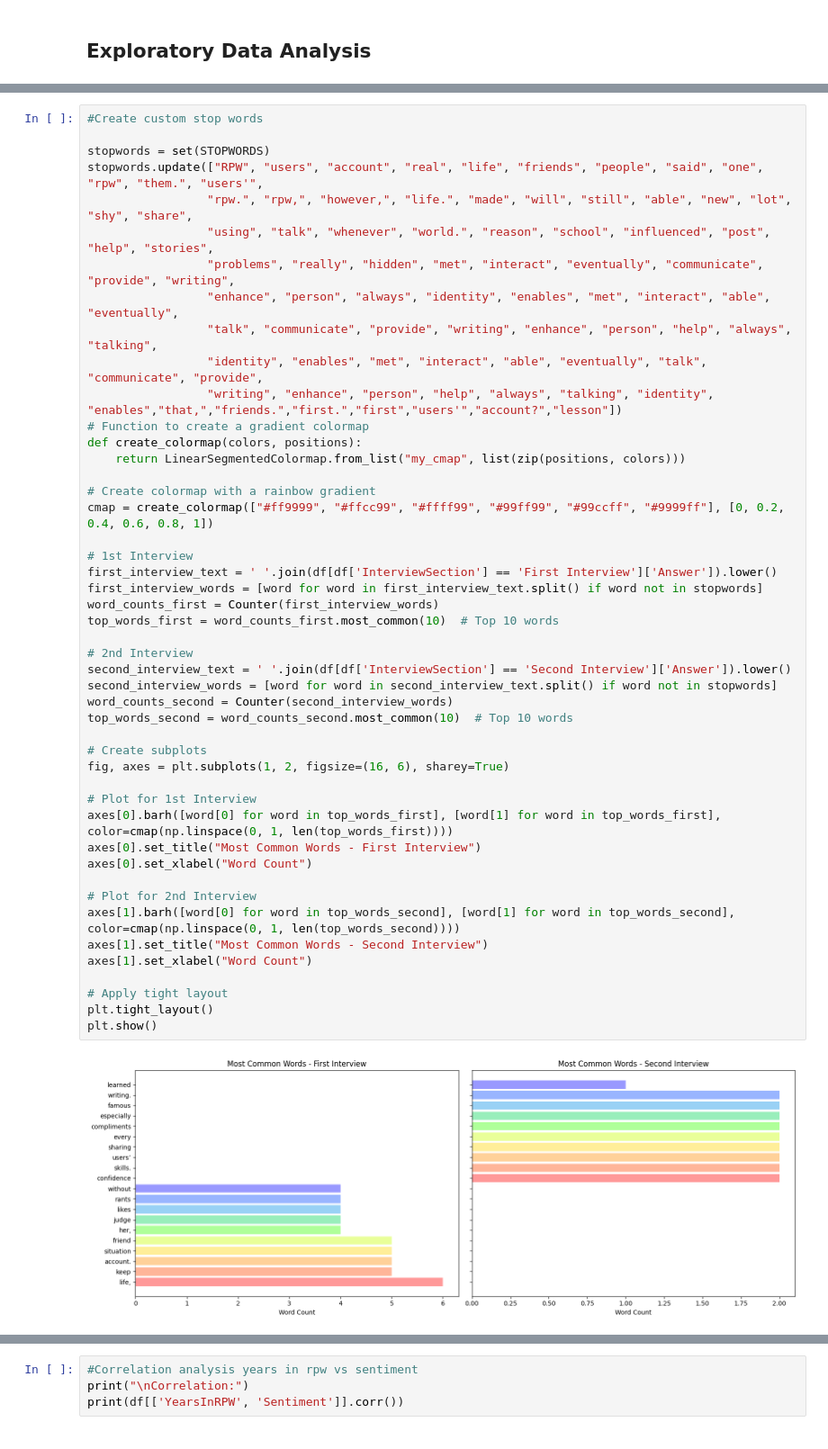
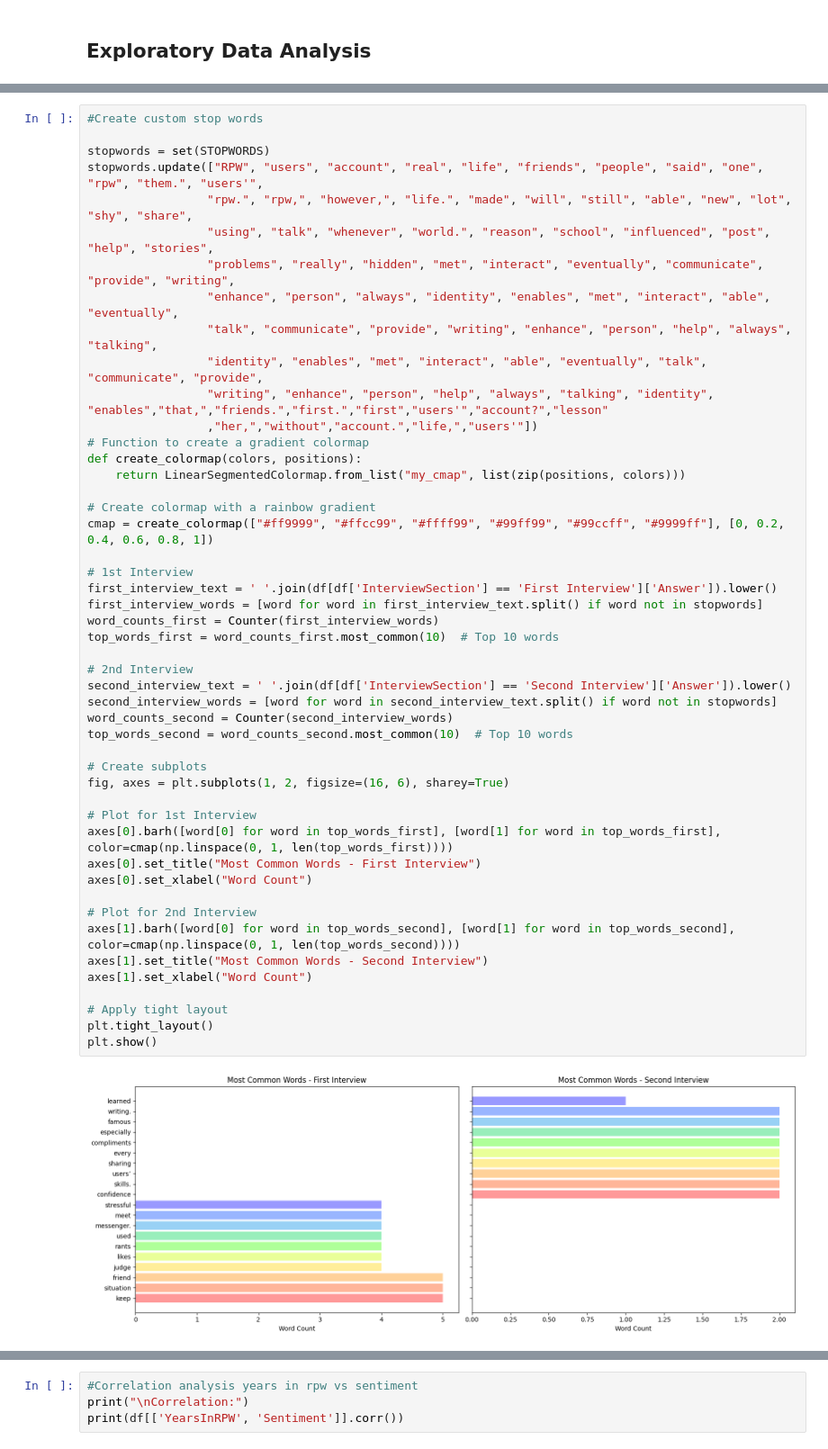
Before and after one commit to HiroshiJoe/Role-Play-World-Research, a Jupyter notebook: Role_Play_World_A_Deeper_Dive.ipynb, the cells around one changed output, grey strips where cells are left out. Shown at 90% size. Saved outputs shown, nothing was run; the diff lists cells and outputs as text.

```diff
--- a/Role_Play_World_A_Deeper_Dive.ipynb
+++ b/Role_Play_World_A_Deeper_Dive.ipynb
@@ -192,7 +223,8 @@ stopwords.update(["RPW", "users", "account", "real", "life", "friends", "people"
                  "enhance", "person", "always", "identity", "enables", "met", "interact", "able", "eventually",
                  "talk", "communicate", "provide", "writing", "enhance", "person", "help", "always", "talking",
                  "identity", "enables", "met", "interact", "able", "eventually", "talk", "communicate", "provide",
-                 "writing", "enhance", "person", "help", "always", "talking", "identity", "enables","that,","friends.","first.","first","users'","account?","lesson"])
+                 "writing", "enhance", "person", "help", "always", "talking", "identity", "enables","that,","friends.","first.","first","users'","account?","lesson"
+                 ,"her,","without","account.","life,","users'"])
 # Function to create a gradient colormap
 def create_colormap(colors, positions):
     return LinearSegmentedColormap.from_list("my_cmap", list(zip(positions, colors)))
@@ -202,31 +234,31 @@ cmap = create_colormap(["#ff9999", "#ffcc99", "#ffff99", "#99ff99", "#99ccff", "
 
 # 1st Interview
 first_interview_text = ' '.join(df[df['InterviewSection'] == 'First Interview']['Answer']).lower()
 first_interview_words = [word for word in first_interview_text.split() if word not in stopwords]
 word_counts_first = Counter(first_interview_words)
 top_words_first = word_counts_first.most_common(10)  # Top 10 words
 
 # 2nd Interview
 second_interview_text = ' '.join(df[df['InterviewSection'] == 'Second Interview']['Answer']).lower()
 second_interview_words = [word for word in second_interview_text.split() if word not in stopwords]
 word_counts_second = Counter(second_interview_words)
 top_words_second = word_counts_second.most_common(10)  # Top 10 words
 
 # Create subplots
 fig, axes = plt.subplots(1, 2, figsize=(16, 6), sharey=True)
 
 # Plot for 1st Interview
 axes[0].barh([word[0] for word in top_words_first], [word[1] for word in top_words_first], color=cmap(np.linspace(0, 1, len(top_words_first))))
 axes[0].set_title("Most Common Words - First Interview")
 axes[0].set_xlabel("Word Count")
 
 # Plot for 2nd Interview
 axes[1].barh([word[0] for word in top_words_second], [word[1] for word in top_words_second], color=cmap(np.linspace(0, 1, len(top_words_second))))
 axes[1].set_title("Most Common Words - Second Interview")
 axes[1].set_xlabel("Word Count")
 
 # Apply tight layout
 plt.tight_layout()
 plt.show()
 # %% [output]
-[figure, old version]
+[figure, new version]
```
Also changed, not shown: parts of 20 cells of this notebook.
